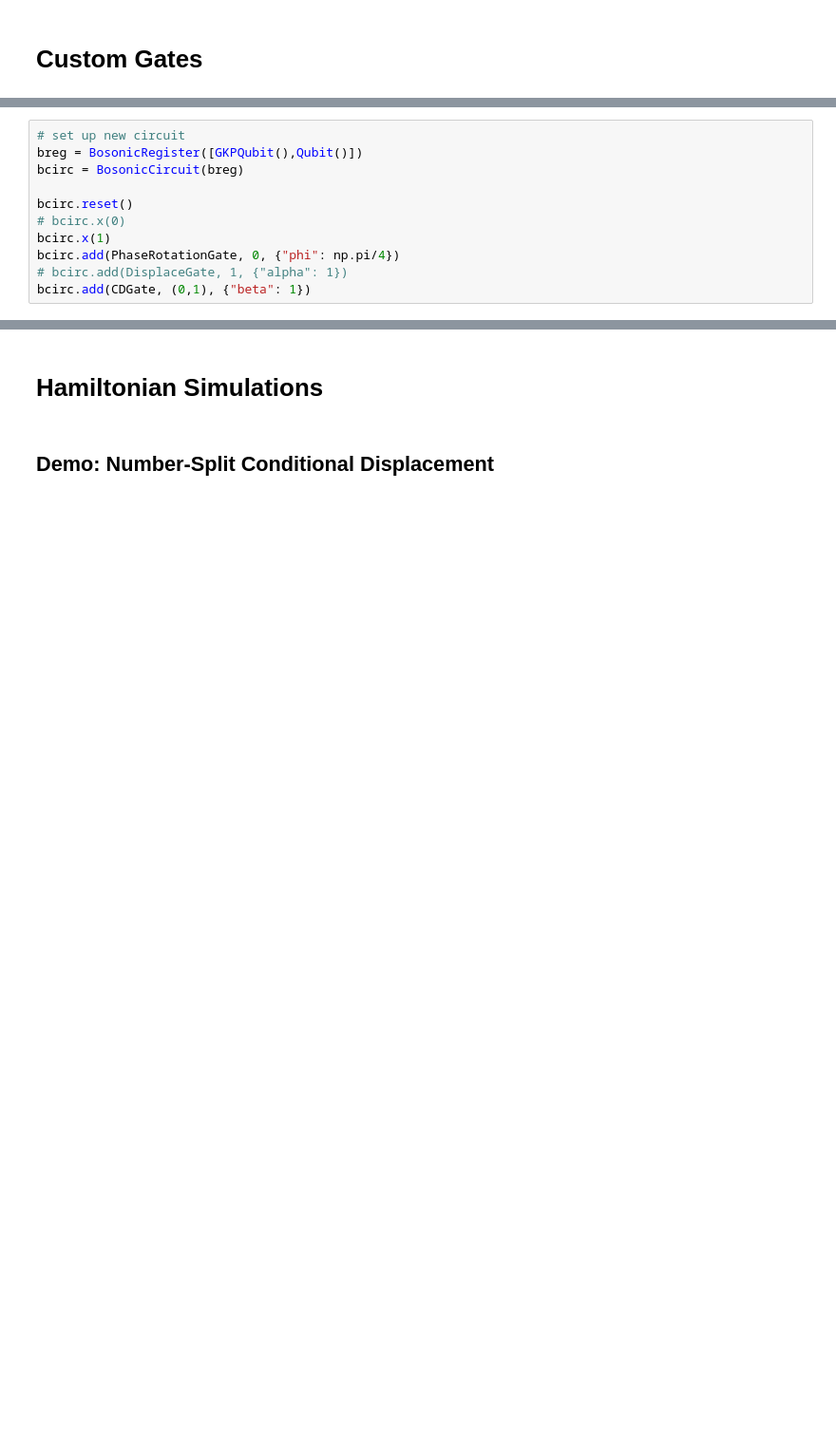
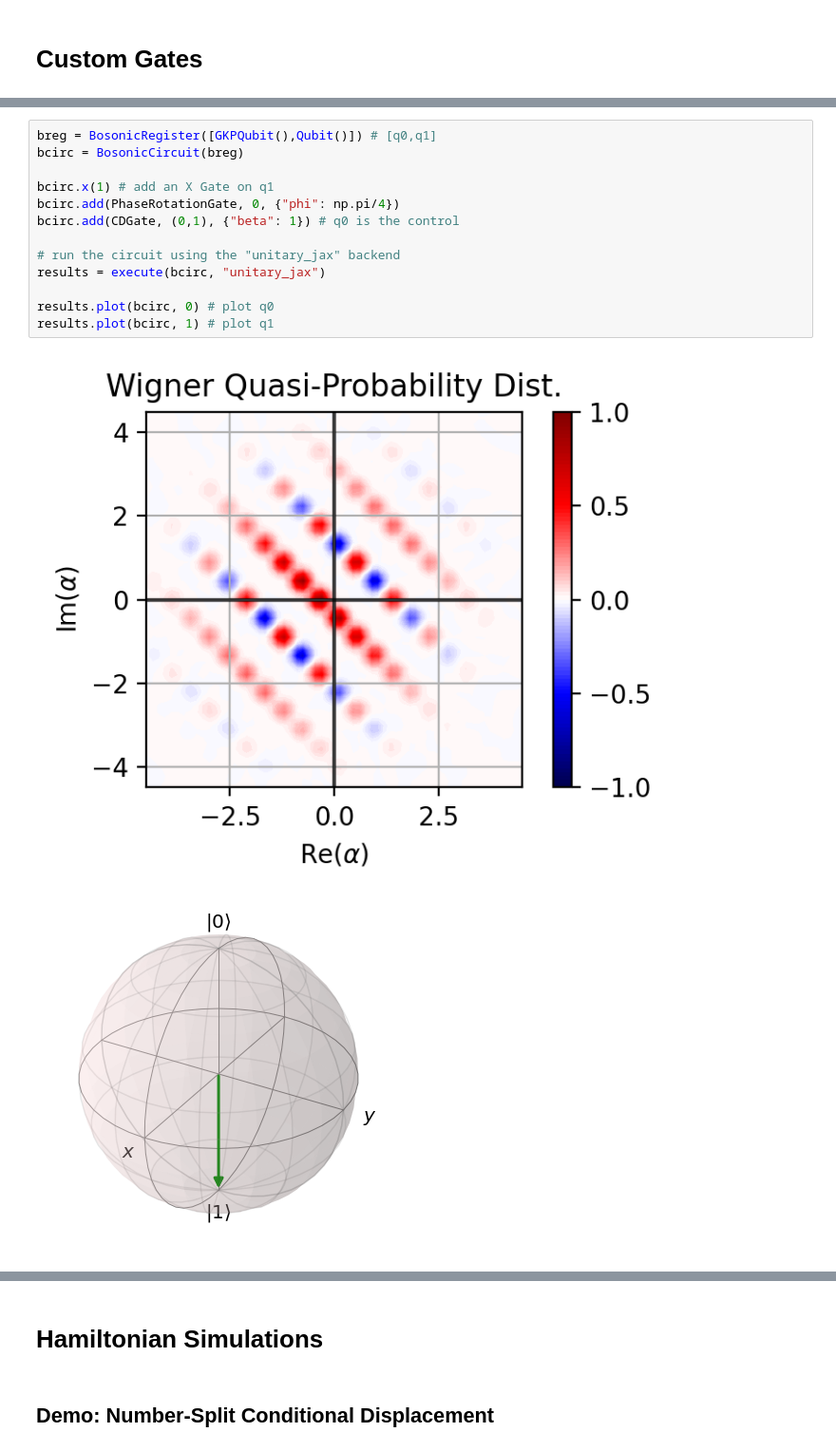
Before and after one commit to EQuS/bosonic, a Jupyter notebook: tutorials/circ/1-codes.ipynb, the cells around one changed output, grey strips where cells are left out. Shown: that part at 95% size. Drawn from its saved outputs; the diff is of its cells as text; blank space fills up the shorter version.

```diff
--- a/tutorials/circ/1-codes.ipynb
+++ b/tutorials/circ/1-codes.ipynb
@@ -34,11 +45,16 @@ results.plot(bcirc, 1)
 # %%
-# set up new circuit
-breg = BosonicRegister([GKPQubit(),Qubit()])
+breg = BosonicRegister([GKPQubit(),Qubit()]) # [q0,q1]
 bcirc = BosonicCircuit(breg)
 
-bcirc.reset()
-# bcirc.x(0)
-bcirc.x(1)
+bcirc.x(1) # add an X Gate on q1
 bcirc.add(PhaseRotationGate, 0, {"phi": np.pi/4})
-# bcirc.add(DisplaceGate, 1, {"alpha": 1})
-bcirc.add(CDGate, (0,1), {"beta": 1})
+bcirc.add(CDGate, (0,1), {"beta": 1}) # q0 is the control
+
+# run the circuit using the "unitary_jax" backend
+results = execute(bcirc, "unitary_jax")
+
+results.plot(bcirc, 0) # plot q0
+results.plot(bcirc, 1) # plot q1
+# %% [output]
+[figure, added]
+[figure, added]
```
Also changed, not shown: parts of 11 cells of this notebook, 13 other files.
